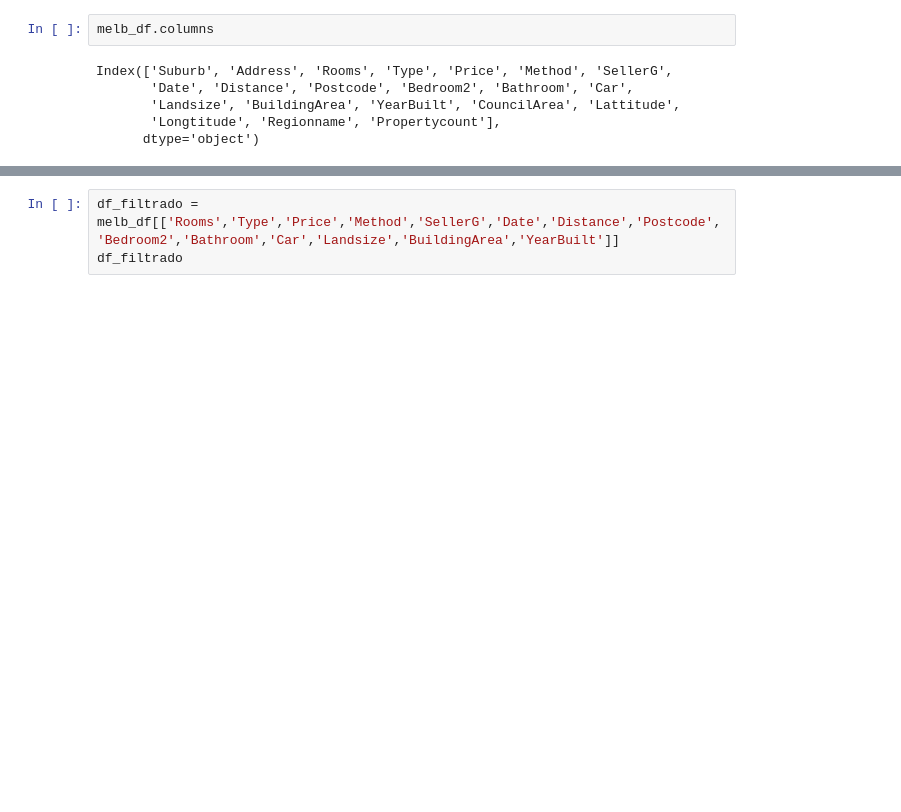
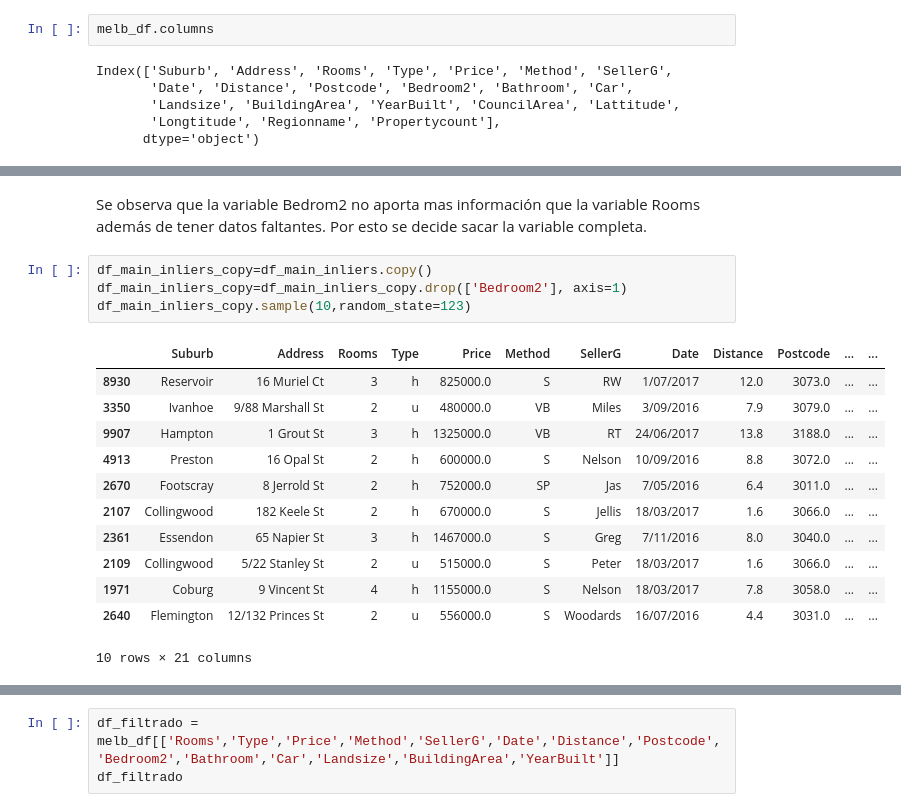
Before and after one commit to eliasexequiel/diplodatos, a Jupyter notebook: 02_analisis_y_curacion/trabajo_practico_2_parte_1_exequiel.ipynb, the cells around one changed output, grey strips where cells are left out. Cells and saved outputs as stored; diff of their text form; blank space fills up the shorter version.

```diff
--- a/02_analisis_y_curacion/trabajo_practico_2_parte_1_exequiel.ipynb
+++ b/02_analisis_y_curacion/trabajo_practico_2_parte_1_exequiel.ipynb
@@ -65,0 +122,19 @@ Index(['Suburb', 'Address', 'Rooms', 'Type', 'Price', 'Method', 'SellerG',
+# %% [markdown]
+Se observa que la variable Bedrom2 no aporta mas información que la variable Rooms además de tener datos faltantes. Por esto se decide sacar la variable completa.
+# %%
+df_main_inliers_copy=df_main_inliers.copy()
+df_main_inliers_copy=df_main_inliers_copy.drop(['Bedroom2'], axis=1)
+df_main_inliers_copy.sample(10,random_state=123)
+# %% [output]
+|  | Suburb | Address | Rooms | Type | Price | Method | SellerG | Date | Distance | Postcode | ... | ... |
+| 8930 | Reservoir | 16 Muriel Ct | 3 | h | 825000.0 | S | RW | 1/07/2017 | 12.0 | 3073.0 | ... | ... |
+| 3350 | Ivanhoe | 9/88 Marshall St | 2 | u | 480000.0 | VB | Miles | 3/09/2016 | 7.9 | 3079.0 | ... | ... |
+| 9907 | Hampton | 1 Grout St | 3 | h | 1325000.0 | VB | RT | 24/06/2017 | 13.8 | 3188.0 | ... | ... |
+| 4913 | Preston | 16 Opal St | 2 | h | 600000.0 | S | Nelson | 10/09/2016 | 8.8 | 3072.0 | ... | ... |
+| 2670 | Footscray | 8 Jerrold St | 2 | h | 752000.0 | SP | Jas | 7/05/2016 | 6.4 | 3011.0 | ... | ... |
+| 2107 | Collingwood | 182 Keele St | 2 | h | 670000.0 | S | Jellis | 18/03/2017 | 1.6 | 3066.0 | ... | ... |
+| 2361 | Essendon | 65 Napier St | 3 | h | 1467000.0 | S | Greg | 7/11/2016 | 8.0 | 3040.0 | ... | ... |
+| 2109 | Collingwood | 5/22 Stanley St | 2 | u | 515000.0 | S | Peter | 18/03/2017 | 1.6 | 3066.0 | ... | ... |
+| 1971 | Coburg | 9 Vincent St | 4 | h | 1155000.0 | S | Nelson | 18/03/2017 | 7.8 | 3058.0 | ... | ... |
+| 2640 | Flemington | 12/132 Princes St | 2 | u | 556000.0 | S | Woodards | 16/07/2016 | 4.4 | 3031.0 | ... | ... |
+10 rows × 21 columns
```
Also changed, not shown: parts of 5 cells of this notebook, 3 other files.
